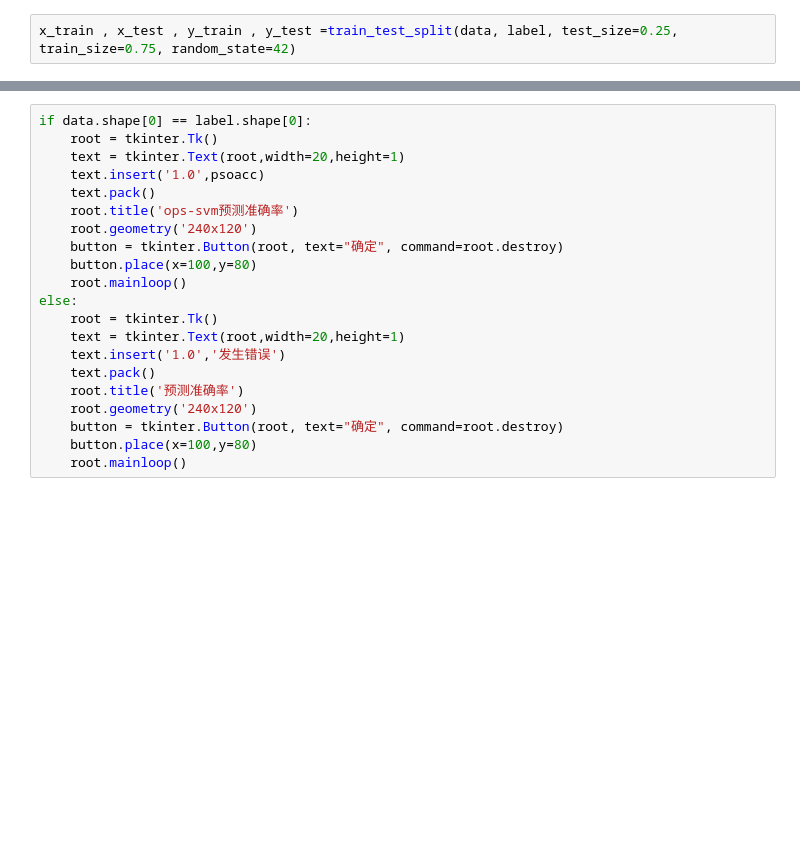
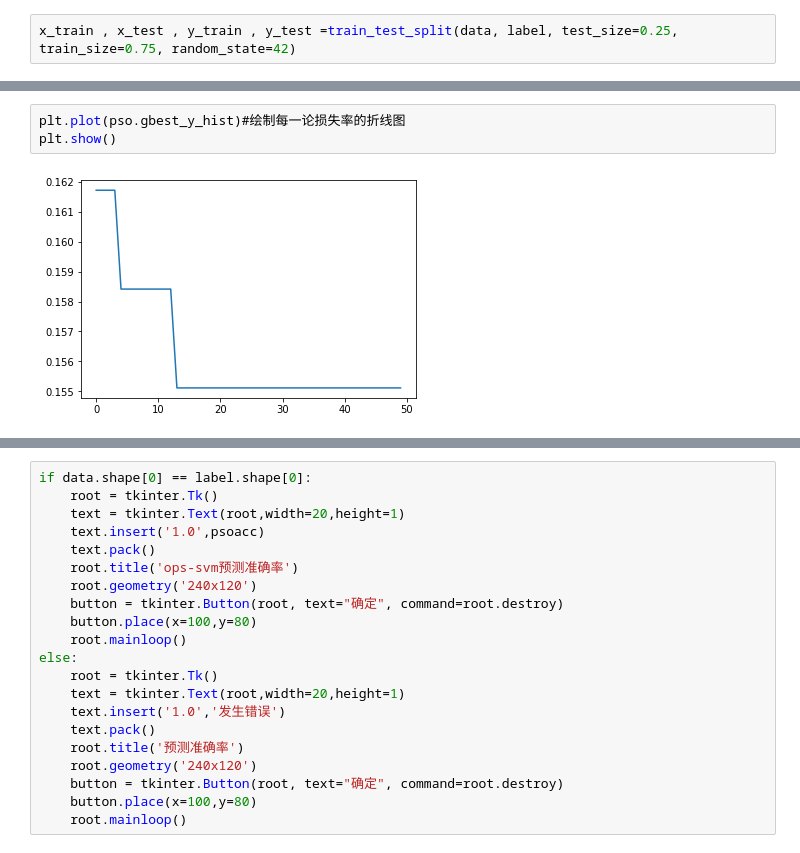
Before and after one commit to daydream1024/PSO-SVM, a Jupyter notebook: PSO-SVM/2023.ipynb, the cells around one changed output, grey strips where cells are left out. Drawn from its saved outputs; the diff is of its cells as text; blank space fills up the shorter version.

```diff
--- a/PSO-SVM/2023.ipynb
+++ b/PSO-SVM/2023.ipynb
@@ -88 +191,6 @@ print('best_C and best_gamma is ', pso.gbest_x, 'best_cost is', pso.gbest_y)
+# %%
+plt.plot(pso.gbest_y_hist)#绘制每一论损失率的折线图
+plt.show()
+# %% [output]
+[figure, added]
 # %%
```
Also changed, not shown: parts of 11 cells of this notebook.
